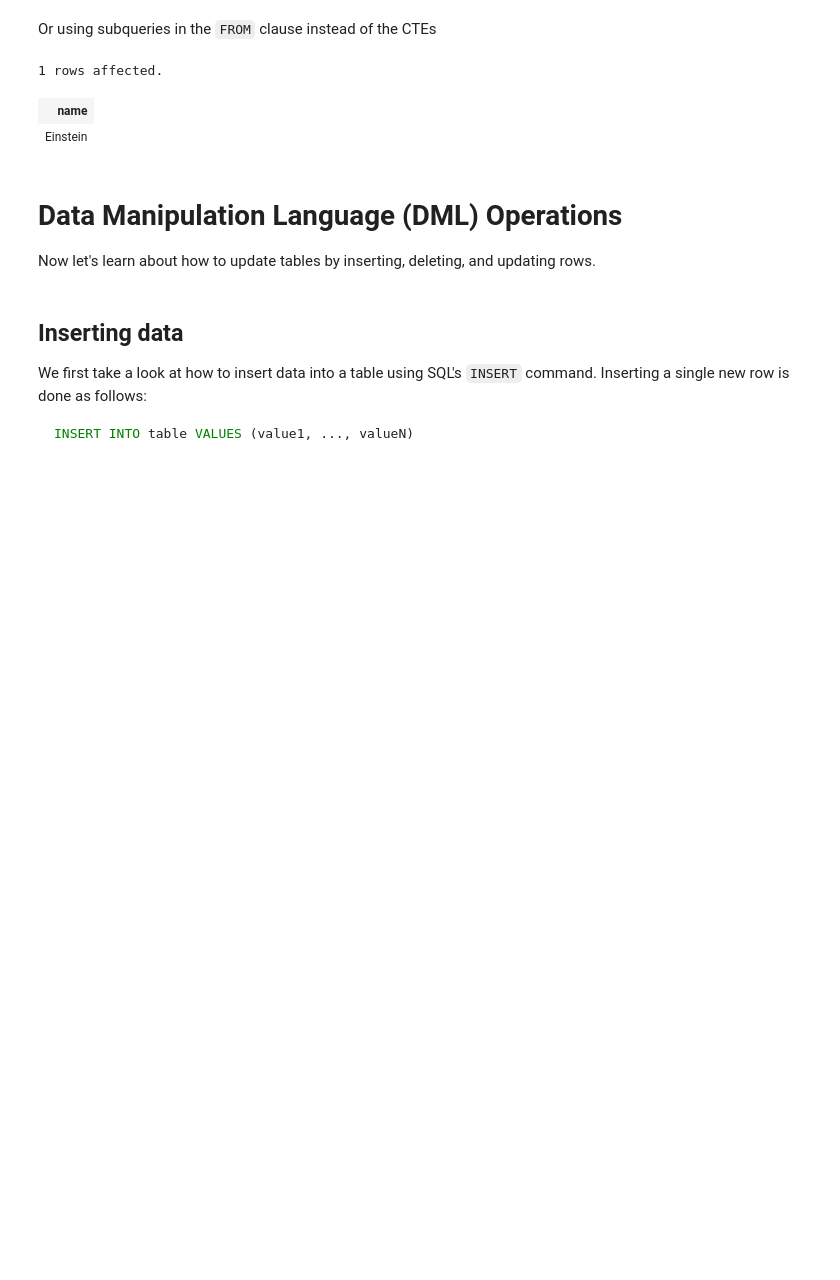
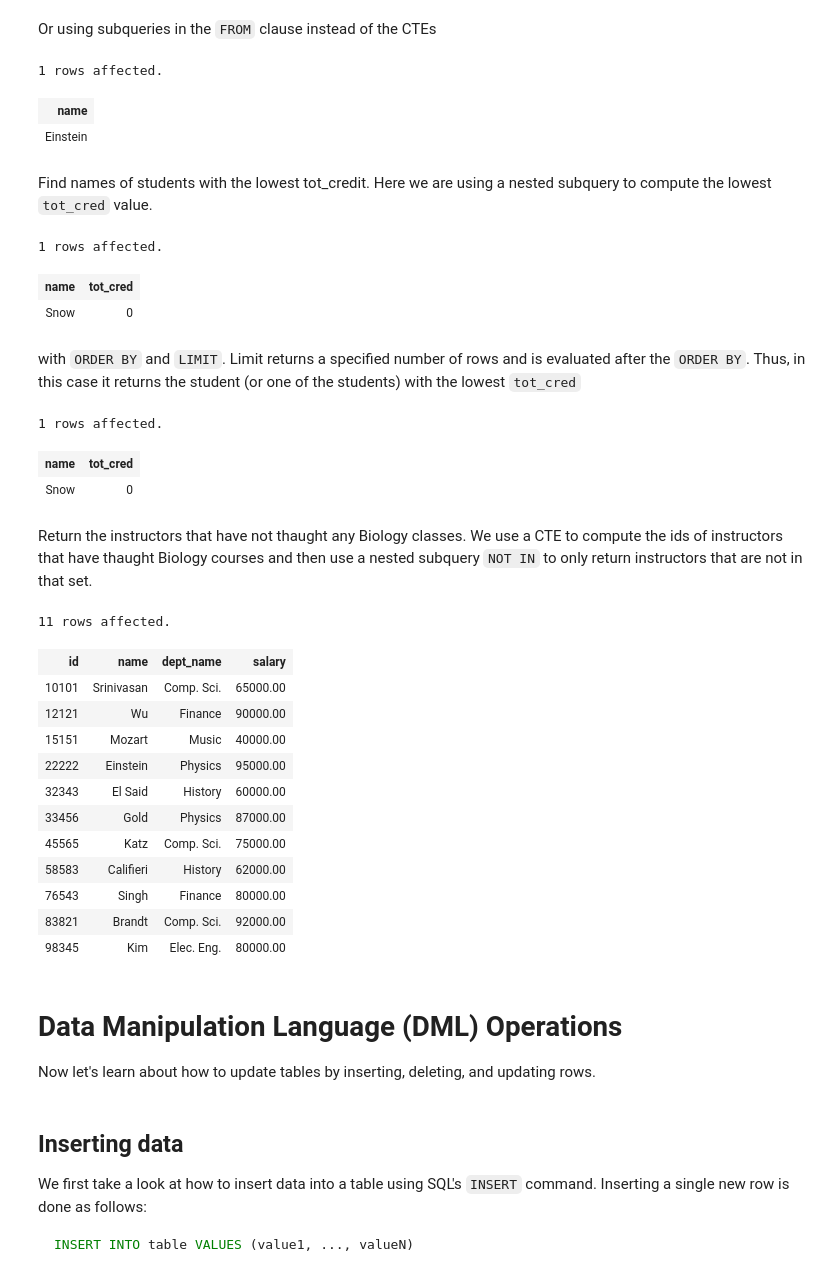
Before and after one commit to IITDBGroup/cs425, a Jupyter notebook: classnotebook-2017-Fall/CS425-2017-Notebook.ipynb, the cells around one changed output. Drawn from its saved outputs; the diff is of its cells as text; code cells hidden in the pictures; blank space fills up the shorter version.

```diff
--- a/classnotebook-2017-Fall/CS425-2017-Notebook.ipynb
+++ b/classnotebook-2017-Fall/CS425-2017-Notebook.ipynb
@@ -502,6 +502,55 @@ WHERE msal = i.salary
 1 rows affected.
 | name |
 | Einstein |
+# %% [markdown]
+Find names of students with the lowest tot_credit. Here we are using a nested subquery to compute the lowest `tot_cred` value.
+# %%
+%%sql
+SELECT s.name, s.tot_cred
+FROM student s
+WHERE s.tot_cred = (SELECT min(t.tot_cred) FROM student t)
+# %% [output]
+1 rows affected.
+| name | tot_cred |
+| Snow | 0 |
+# %% [markdown]
+with `ORDER BY` and `LIMIT`. Limit returns a specified number of rows and is evaluated after the `ORDER BY`. Thus, in this case it returns the student (or one of the students) with the lowest `tot_cred`
+# %%
+%%sql
+SELECT s.name, tot_cred
+FROM student s
+ORDER BY tot_cred ASC
+LIMIT 1
+# %% [output]
+1 rows affected.
+| name | tot_cred |
+| Snow | 0 |
+# %% [markdown]
+Return the instructors that have not thaught any Biology classes. We use a CTE to compute the ids of instructors that have thaught Biology courses and then use a nested subquery `NOT IN` to only return instructors that are not in that set.
+# %%
+%%sql
+WITH bioids AS (
+SELECT t.id
+FROM course c, teaches t
+WHERE c.dept_name = 'Biology' AND c.course_id = t.course_id)
+
+SELECT i.*
+FROM instructor i
+WHERE i.id NOT IN (SELECT * FROM bioids)
+# %% [output]
+11 rows affected.
+| id | name | dept_name | salary |
+| 10101 | Srinivasan | Comp. Sci. | 65000.00 |
+| 12121 | Wu | Finance | 90000.00 |
+| 15151 | Mozart | Music | 40000.00 |
+| 22222 | Einstein | Physics | 95000.00 |
+| 32343 | El Said | History | 60000.00 |
+| 33456 | Gold | Physics | 87000.00 |
+| 45565 | Katz | Comp. Sci. | 75000.00 |
+| 58583 | Califieri | History | 62000.00 |
+| 76543 | Singh | Finance | 80000.00 |
+| 83821 | Brandt | Comp. Sci. | 92000.00 |
+| 98345 | Kim | Elec. Eng. | 80000.00 |
 # %% [markdown]
 # Data Manipulation Language (DML) Operations
 Now let's learn about how to update tables by inserting, deleting, and updating rows.
```
Also changed, not shown: 1 other file.
